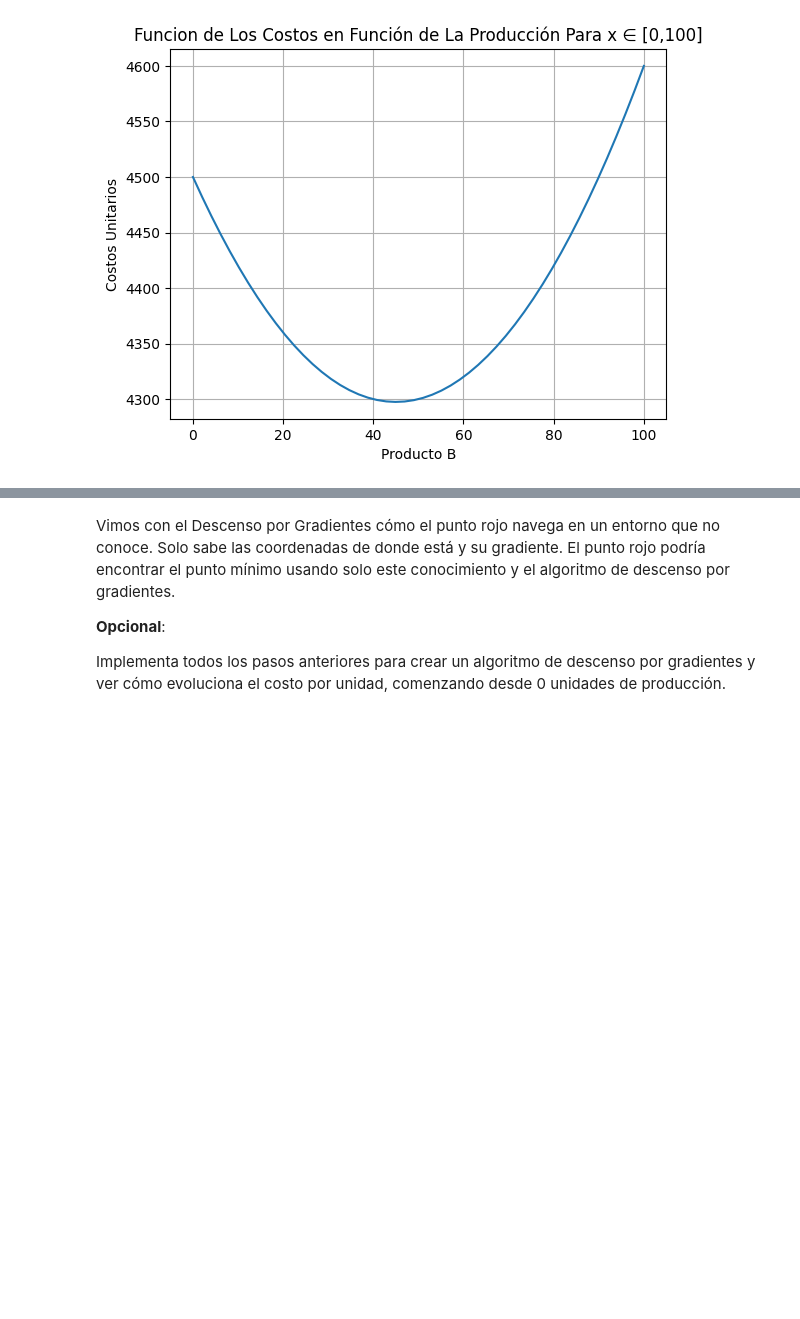
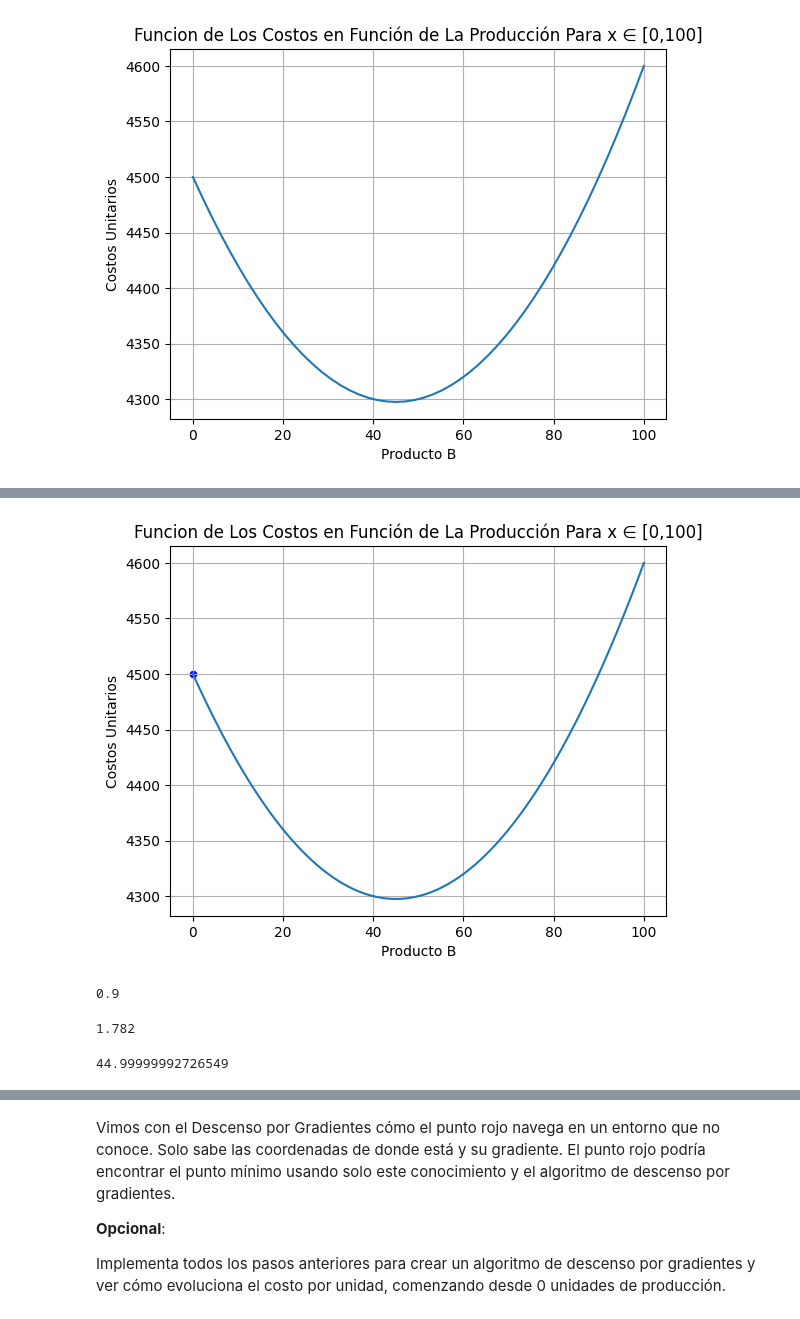
Before and after one commit to meneses-ls/2-calculus-and-algebra-problems-with-python, a Jupyter notebook: notebook/problems.es.ipynb, the cells around one changed output, grey strips where cells are left out. Cells and saved outputs as stored; diff of their text form; code cells hidden in the pictures; blank space fills up the shorter version.

```diff
--- a/notebook/problems.es.ipynb
+++ b/notebook/problems.es.ipynb
@@ -340,0 +369,4 @@ plt.show()
+# %%
+visualize(f, x=[0])
+# %% [output]
+[figure, added]
@@ -340,0 +385,16 @@ plt.show()
+# %%
+x=0
+x, collectedXs = gradient_descent(x, nsteps=1)
+print(x)
+# %% [output]
+0.9
+# %%
+x, collectedXs = gradient_descent(x, nsteps=1)
+print(x)
+# %% [output]
+1.782
+# %%
+x, collectedXs = gradient_descent(x, nsteps=1000)
+print(x)
+# %% [output]
+44.99999992726549
```
Also changed, not shown: parts of 8 cells of this notebook.
